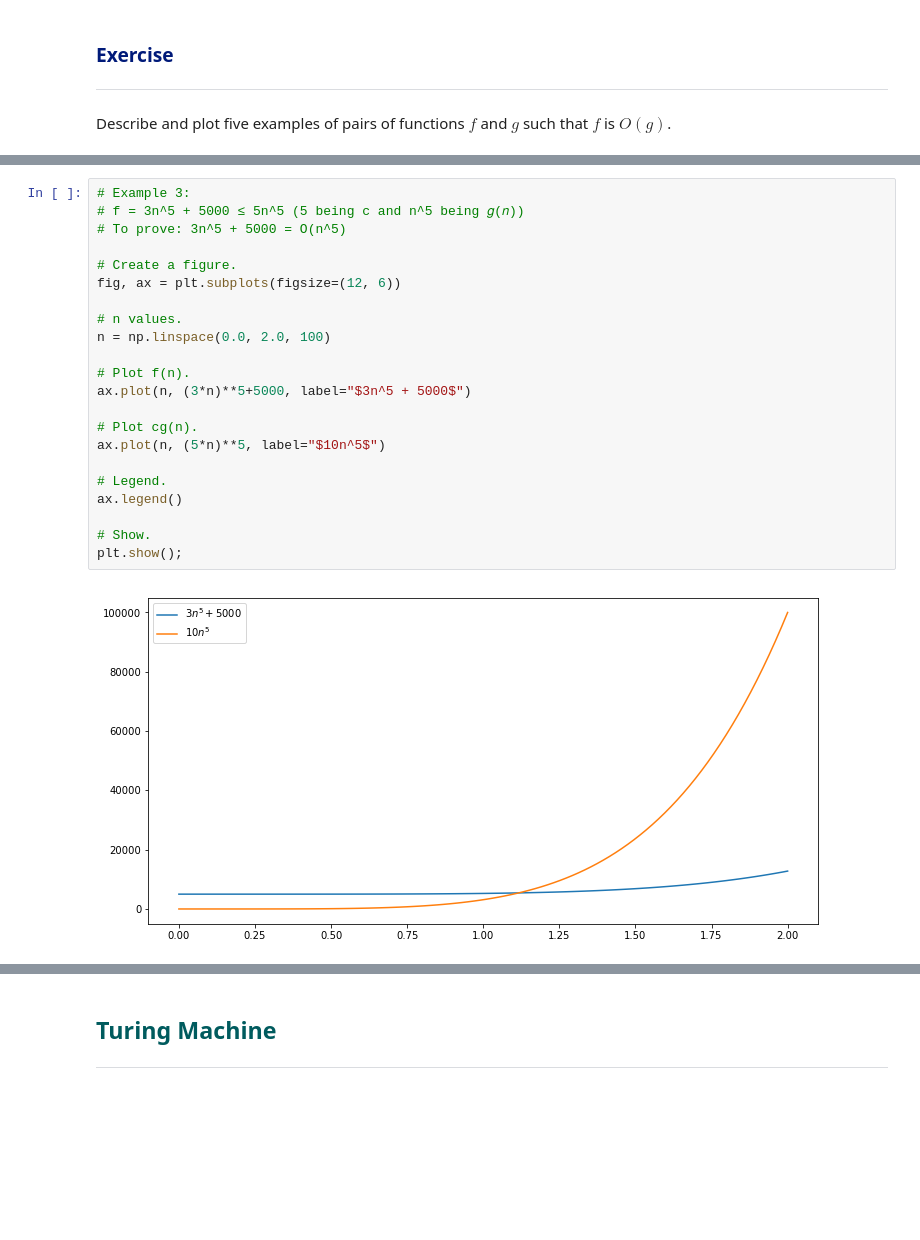
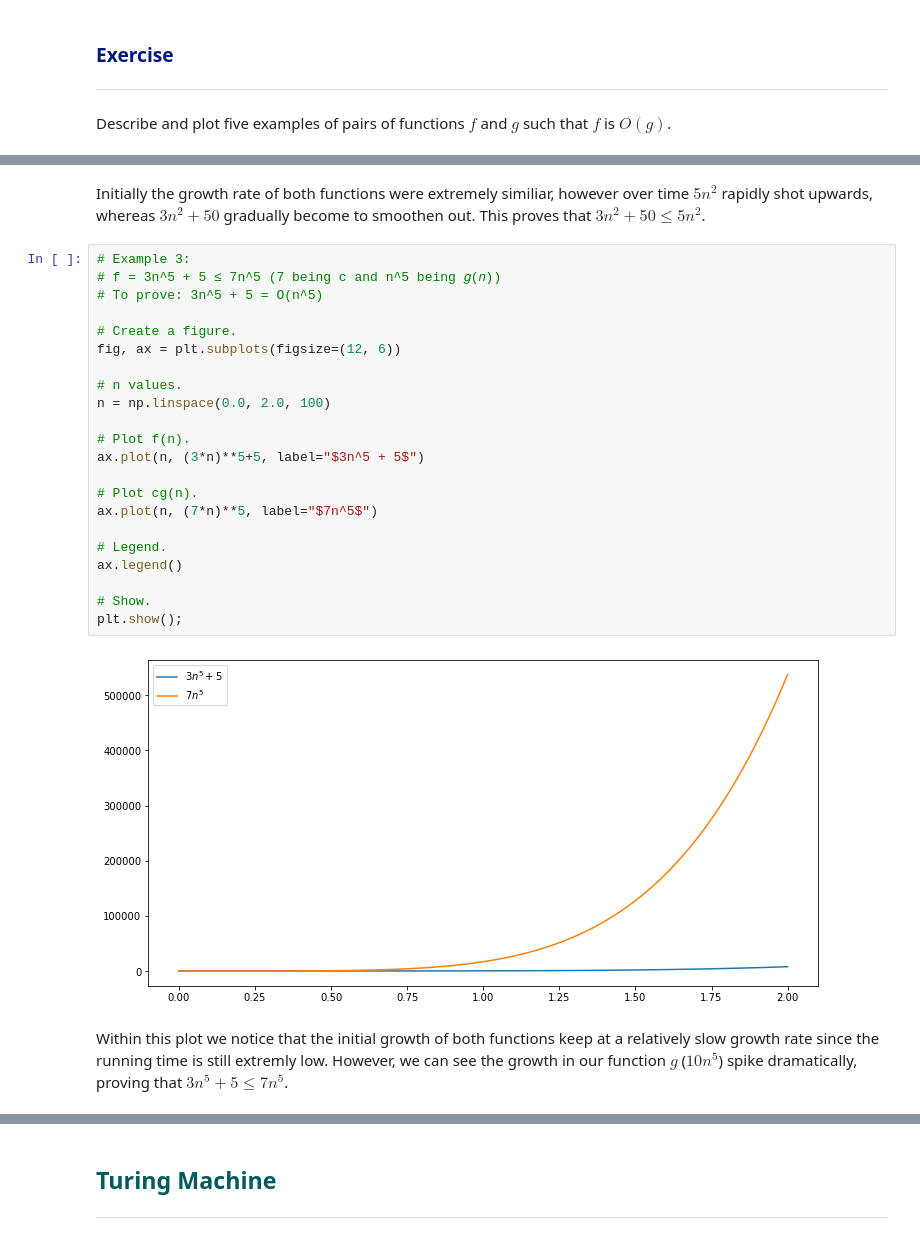
Before and after one commit to shanemcdonagh/emergingtechnologies, a Jupyter notebook: content/computation.ipynb, the cells around one changed output, grey strips where cells are left out. Drawn from its saved outputs; the diff is of its cells as text; blank space fills up the shorter version.

Commit message:
Added a short description to Big O and explained each plot

```diff
--- a/content/computation.ipynb
+++ b/content/computation.ipynb
@@ -144,27 +156,31 @@ plt.show();
+# %% [markdown]
+Initially the growth rate of both functions were extremely similiar, however over time $5n^2$ rapidly shot upwards, whereas $3n^2 + 50$ gradually become to smoothen out. This proves that $3n^2 + 50 \leq 5n^2$.
 # %%
 # Example 3:
-# f = 3n^5 + 5000 ≤ 5n^5 (5 being c and n^5 being 𝑔(𝑛))
-# To prove: 3n^5 + 5000 = O(n^5)
+# f = 3n^5 + 5 ≤ 7n^5 (7 being c and n^5 being 𝑔(𝑛))
+# To prove: 3n^5 + 5 = O(n^5)
 
 # Create a figure.
 fig, ax = plt.subplots(figsize=(12, 6))
 
 # n values.
 n = np.linspace(0.0, 2.0, 100)
 
 # Plot f(n).
-ax.plot(n, (3*n)**5+5000, label="$3n^5 + 5000$")
+ax.plot(n, (3*n)**5+5, label="$3n^5 + 5$")
 
 # Plot cg(n).
-ax.plot(n, (5*n)**5, label="$10n^5$")
+ax.plot(n, (7*n)**5, label="$7n^5$")
 
 # Legend.
 ax.legend()
 
 # Show.
 plt.show();
 # %% [output]
-[figure, old version]
+[figure, new version]
+# %% [markdown]
+Within this plot we notice that the initial growth of both functions keep at a relatively slow growth rate since the running time is still extremly low. However, we can see the growth in our function $g$ ($10n^5$) spike dramatically, proving that $3n^5 + 5 \leq 7n^5$.
 # %%
 # Example 4:
 # f = 1n + 5 ≤ 2n (2 being c and n being 𝑔(𝑛))
```
Also changed, not shown: parts of 11 cells of this notebook.
